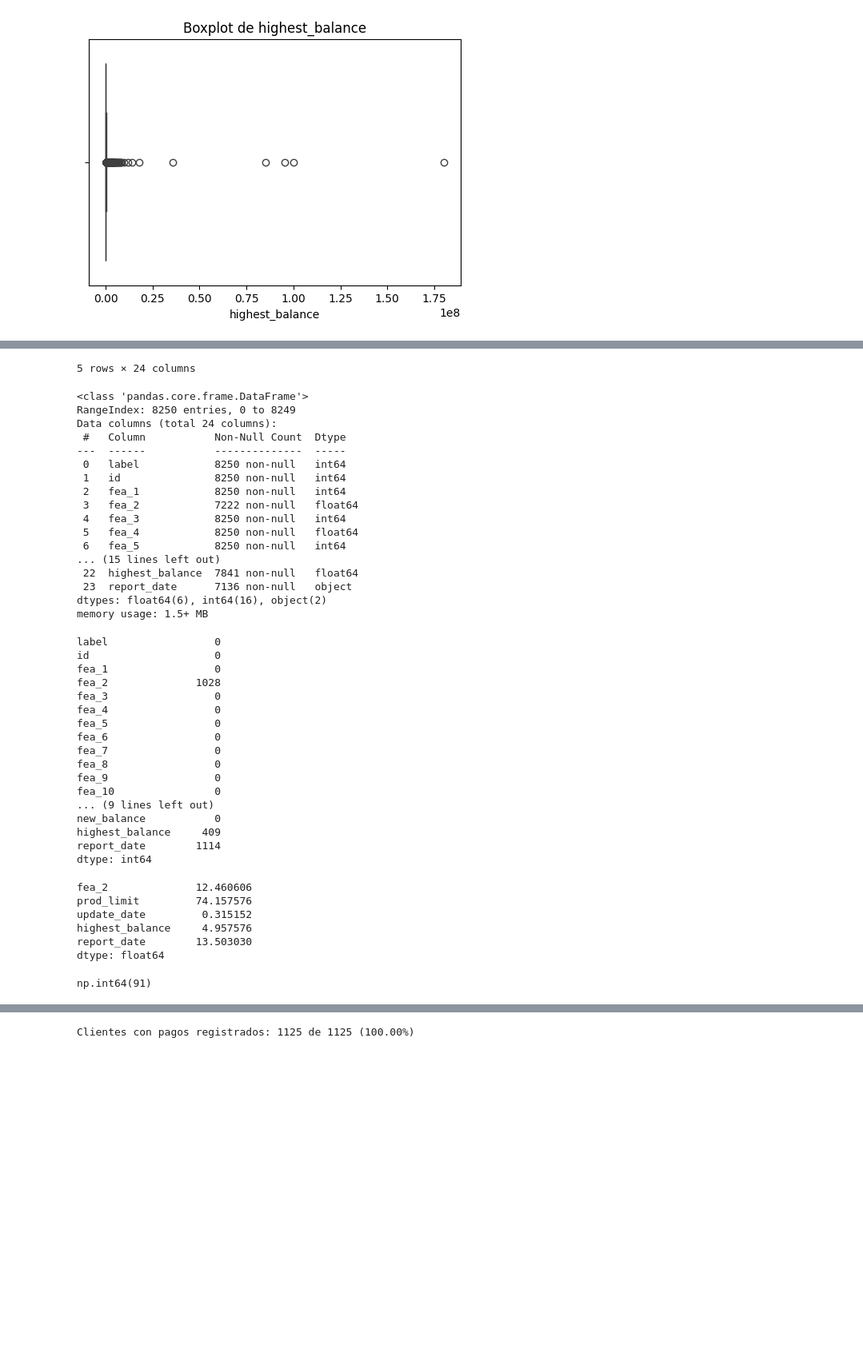
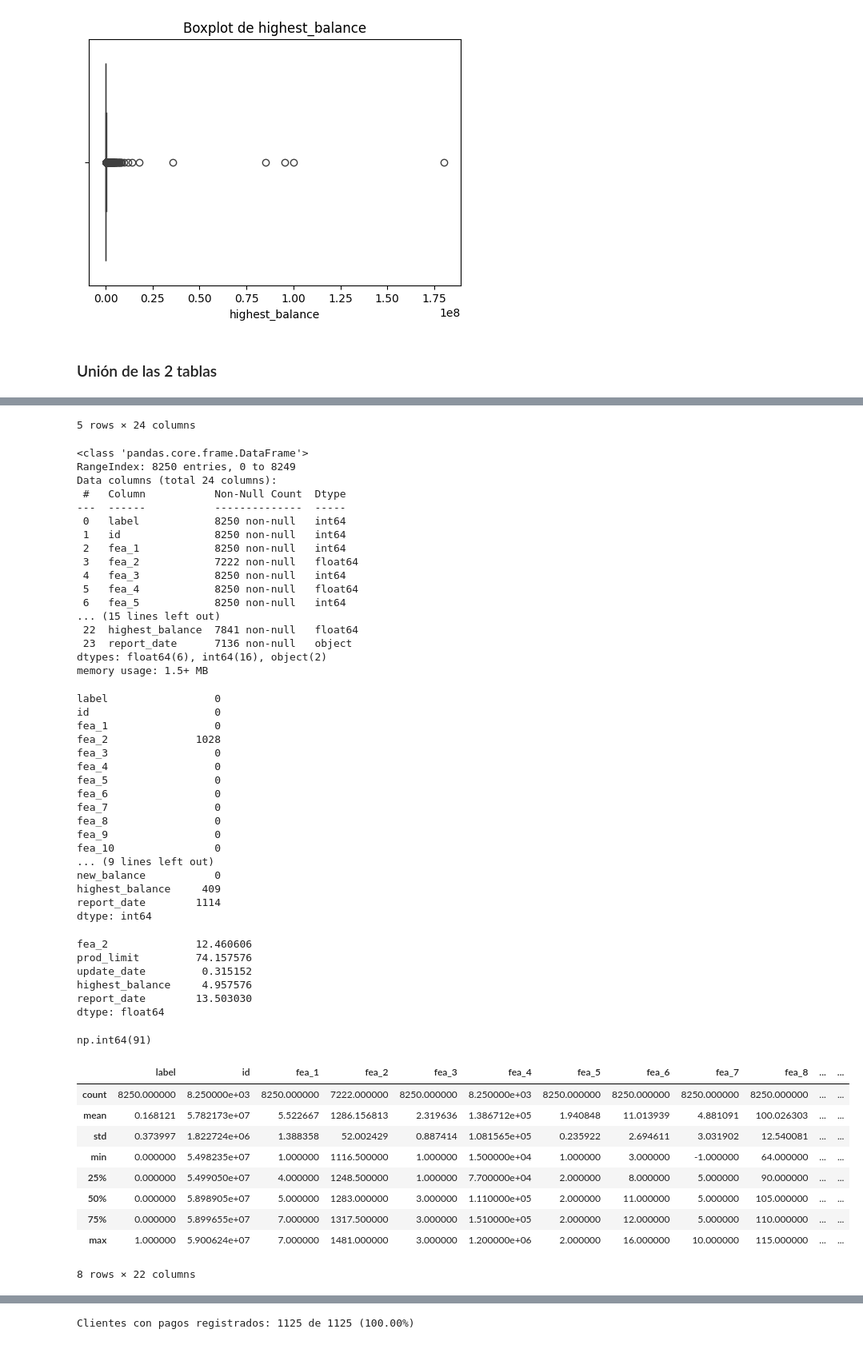
Before and after one commit to maurolanch/reto-git, a Jupyter notebook: reto_git.ipynb, the cells around one changed output, grey strips where cells are left out. Shown at 80% size. Saved outputs shown, nothing was run; the diff lists cells and outputs as text; code cells hidden in the pictures; blank space fills up the shorter version.

```diff
--- a/reto_git.ipynb
+++ b/reto_git.ipynb
@@ -218,13 +218,16 @@ for col in ['new_balance', 'highest_balance']:
 # %% [output]
 [figure]
 [figure]
+# %% [markdown]
+### Unión de las 2 tablas
 # %%
-merged_df = pd.merge(customers_df, payments_df, on='id', how='inner')
+merged_df = pd.merge(customers_df, payments_df, on='id', how='left')
 display(merged_df.head())
 merged_df.info()
 display(merged_df.isnull().sum())
 display(merged_df.isnull().mean()[merged_df.isnull().sum() > 0] * 100)
 display(merged_df.duplicated().sum())
+display(merged_df.describe())
 # %% [output]
 |  | label | id | fea_1 | fea_2 | fea_3 | fea_4 | fea_5 | fea_6 | fea_7 | fea_8 | ... | ... |
 | 0 | 1 | 54982665 | 5 | 1245.5 | 3 | 77000.0 | 2 | 15 | 5 | 109 | ... | ... |
@@ -247,30 +250,40 @@ Data columns (total 24 columns):
  6   fea_5            8250 non-null   int64
 ... (15 lines left out)
  22  highest_balance  7841 non-null   float64
  23  report_date      7136 non-null   object
 dtypes: float64(6), int64(16), object(2)
 memory usage: 1.5+ MB
 label                 0
 id                    0
 fea_1                 0
 fea_2              1028
 fea_3                 0
 fea_4                 0
 fea_5                 0
 fea_6                 0
 fea_7                 0
 fea_8                 0
 fea_9                 0
 fea_10                0
 ... (9 lines left out)
 new_balance           0
 highest_balance     409
 report_date        1114
 dtype: int64
 fea_2              12.460606
 prod_limit         74.157576
 update_date         0.315152
 highest_balance     4.957576
 report_date        13.503030
 dtype: float64
 np.int64(91)
+|  | label | id | fea_1 | fea_2 | fea_3 | fea_4 | fea_5 | fea_6 | fea_7 | fea_8 | ... | ... |
+| count | 8250.000000 | 8.250000e+03 | 8250.000000 | 7222.000000 | 8250.000000 | 8.250000e+03 | 8250.000000 | 8250.000000 | 8250.000000 | 8250.000000 | ... | ... |
+| mean | 0.168121 | 5.782173e+07 | 5.522667 | 1286.156813 | 2.319636 | 1.386712e+05 | 1.940848 | 11.013939 | 4.881091 | 100.026303 | ... | ... |
+| std | 0.373997 | 1.822724e+06 | 1.388358 | 52.002429 | 0.887414 | 1.081565e+05 | 0.235922 | 2.694611 | 3.031902 | 12.540081 | ... | ... |
+| min | 0.000000 | 5.498235e+07 | 1.000000 | 1116.500000 | 1.000000 | 1.500000e+04 | 1.000000 | 3.000000 | -1.000000 | 64.000000 | ... | ... |
+| 25% | 0.000000 | 5.499050e+07 | 4.000000 | 1248.500000 | 1.000000 | 7.700000e+04 | 2.000000 | 8.000000 | 5.000000 | 90.000000 | ... | ... |
+| 50% | 0.000000 | 5.898905e+07 | 5.000000 | 1283.000000 | 3.000000 | 1.110000e+05 | 2.000000 | 11.000000 | 5.000000 | 105.000000 | ... | ... |
+| 75% | 0.000000 | 5.899655e+07 | 7.000000 | 1317.500000 | 3.000000 | 1.510000e+05 | 2.000000 | 12.000000 | 5.000000 | 110.000000 | ... | ... |
+| max | 1.000000 | 5.900624e+07 | 7.000000 | 1481.000000 | 3.000000 | 1.200000e+06 | 2.000000 | 16.000000 | 10.000000 | 115.000000 | ... | ... |
+8 rows × 22 columns
```
Also changed, not shown: parts of 3 cells of this notebook.
